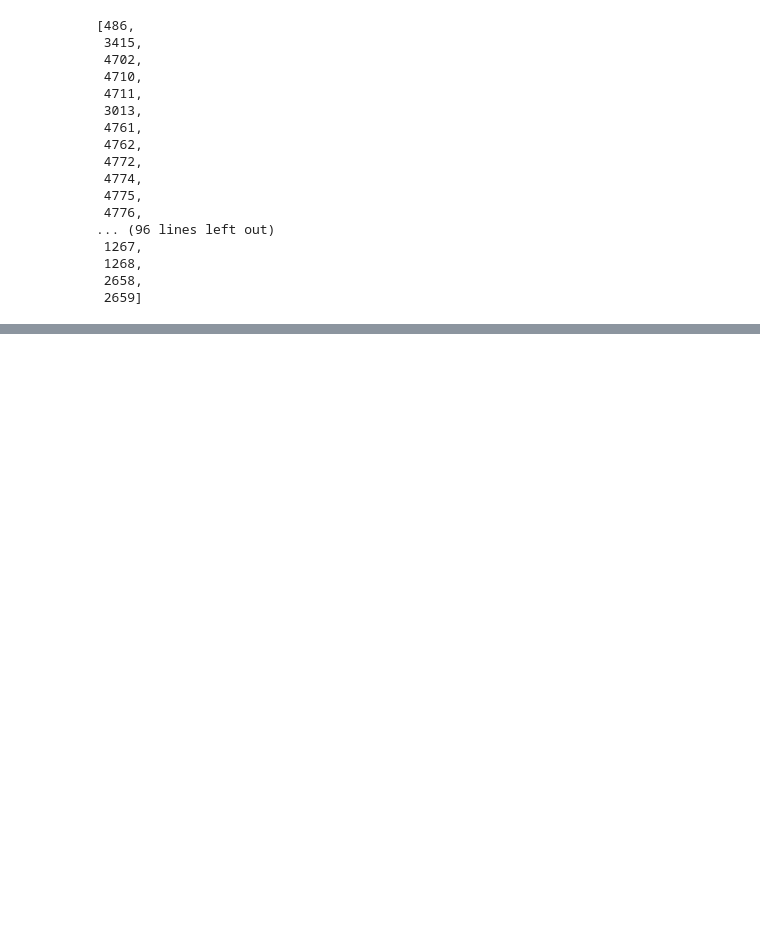
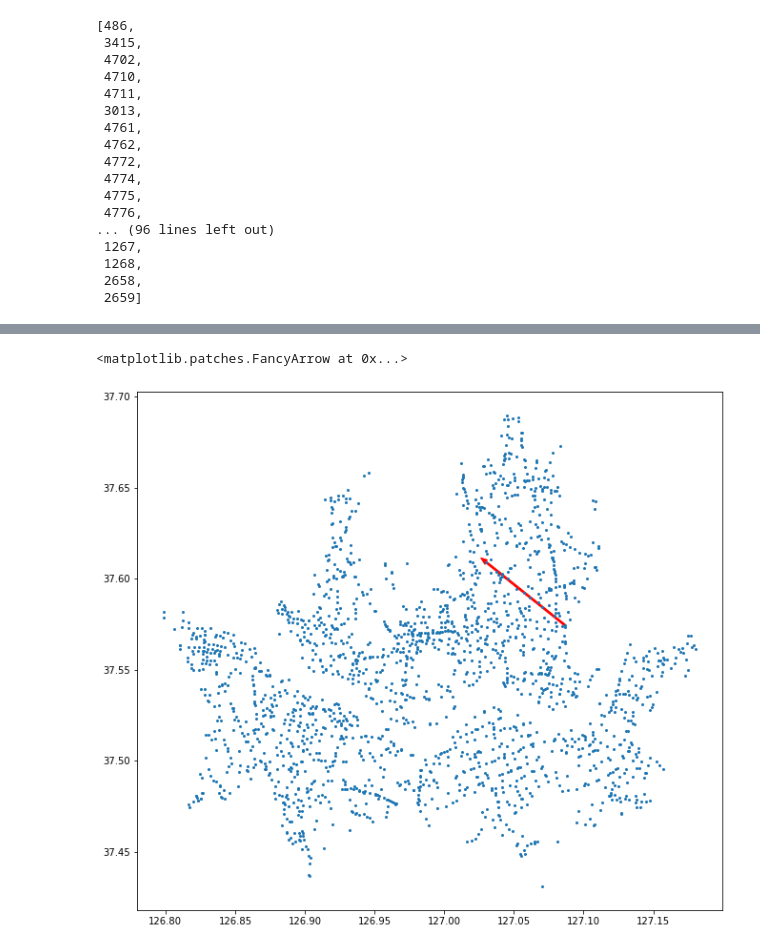
Before and after one commit to GyoHeon/UOS_bicycle, a Jupyter notebook: station.ipynb, the cells around one changed output, grey strips where cells are left out. Drawn from its saved outputs; the diff is of its cells as text; code cells hidden in the pictures; blank space fills up the shorter version.

Commit message:
arrow

```diff
--- a/station.ipynb
+++ b/station.ipynb
@@ -50,0 +52,13 @@ plt.plot(station.iloc[:, 5], station.iloc[:, 4], 'o')
+# %%
+# arrow example
+plt.figure(figsize = (11, 10))
+plt.plot(station.iloc[:, 5], station.iloc[:, 4], 'o', markersize = 2)
+
+plt.arrow(station.iloc[500, 5],\
+          station.iloc[500, 4],\
+          station.iloc[600, 5]-station.iloc[500, 5],\
+          station.iloc[600, 4]-station.iloc[500, 4],\
+          color = 'r')
+# %% [output]
+<matplotlib.patches.FancyArrow at 0x...>
+[figure, added]
```
Also changed, not shown: parts of 2 cells of this notebook.
